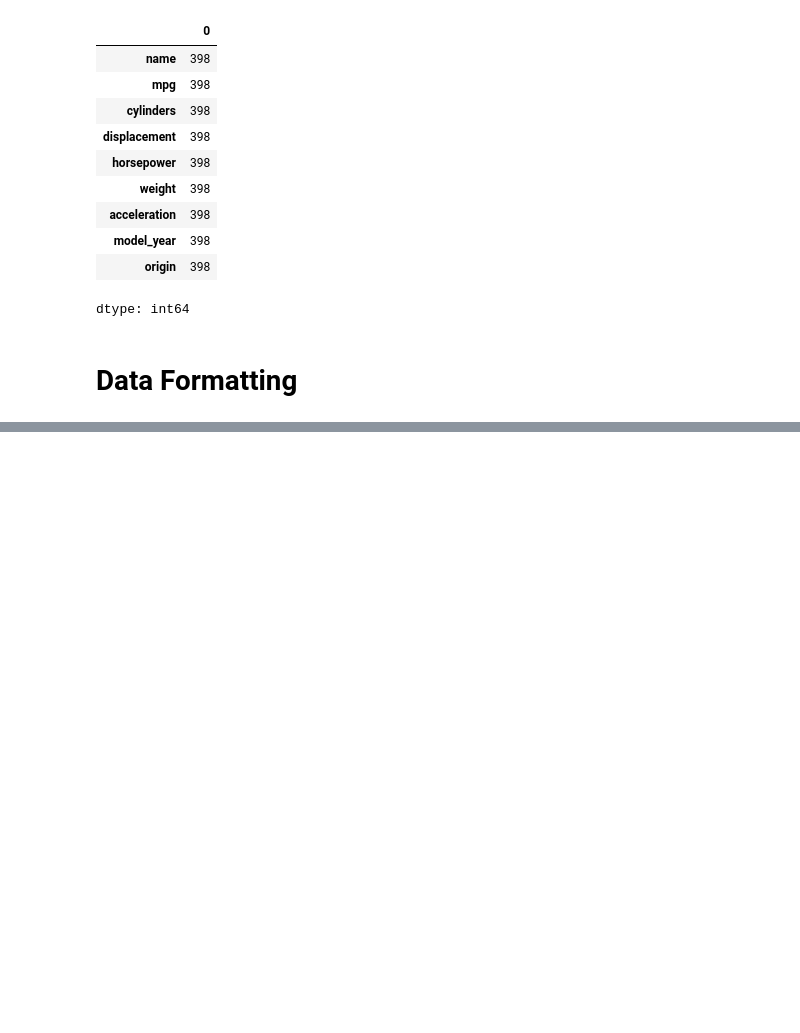
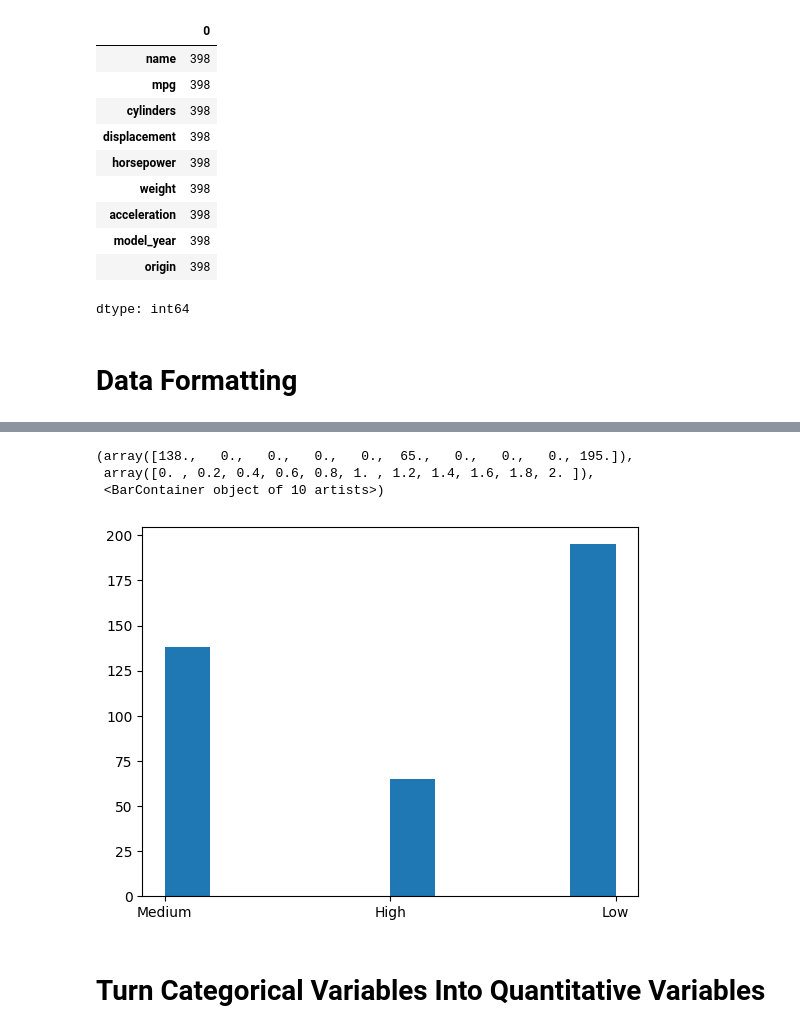
Before and after one commit to rohanpashikanti/Data_Analytics, a Jupyter notebook: Lab_2.ipynb, the cells around one changed output, grey strips where cells are left out. Saved outputs shown, nothing was run; the diff lists cells and outputs as text; code cells hidden in the pictures; blank space fills up the shorter version.

```diff
--- a/Lab_2.ipynb
+++ b/Lab_2.ipynb
@@ -149,0 +166,3 @@ dtype: int64
+# %%
+ab['weight'] = ab['weight'].astype('float')
+ab.dtypes['weight']
@@ -149,0 +228,15 @@ dtype: int64
+# %%
+bins = np.linspace(min(ab['weight']),max(ab['weight']),4)
+GroupNames = ['Low','Medium','High'] #Added a label to match the number of bins
+ab['weight'] = pd.cut(ab['weight'], bins, labels=GroupNames, include_lowest=True)
+# %%
+
+import matplotlib.pyplot as plt
+plt.hist(ab["weight"])
+# %% [output]
+(array([138.,   0.,   0.,   0.,   0.,  65.,   0.,   0.,   0., 195.]),
+ array([0. , 0.2, 0.4, 0.6, 0.8, 1. , 1.2, 1.4, 1.6, 1.8, 2. ]),
+ <BarContainer object of 10 artists>)
+[figure, added]
+# %% [markdown]
+# Turn Categorical Variables Into Quantitative Variables
```
Also changed, not shown: parts of 23 cells of this notebook.
